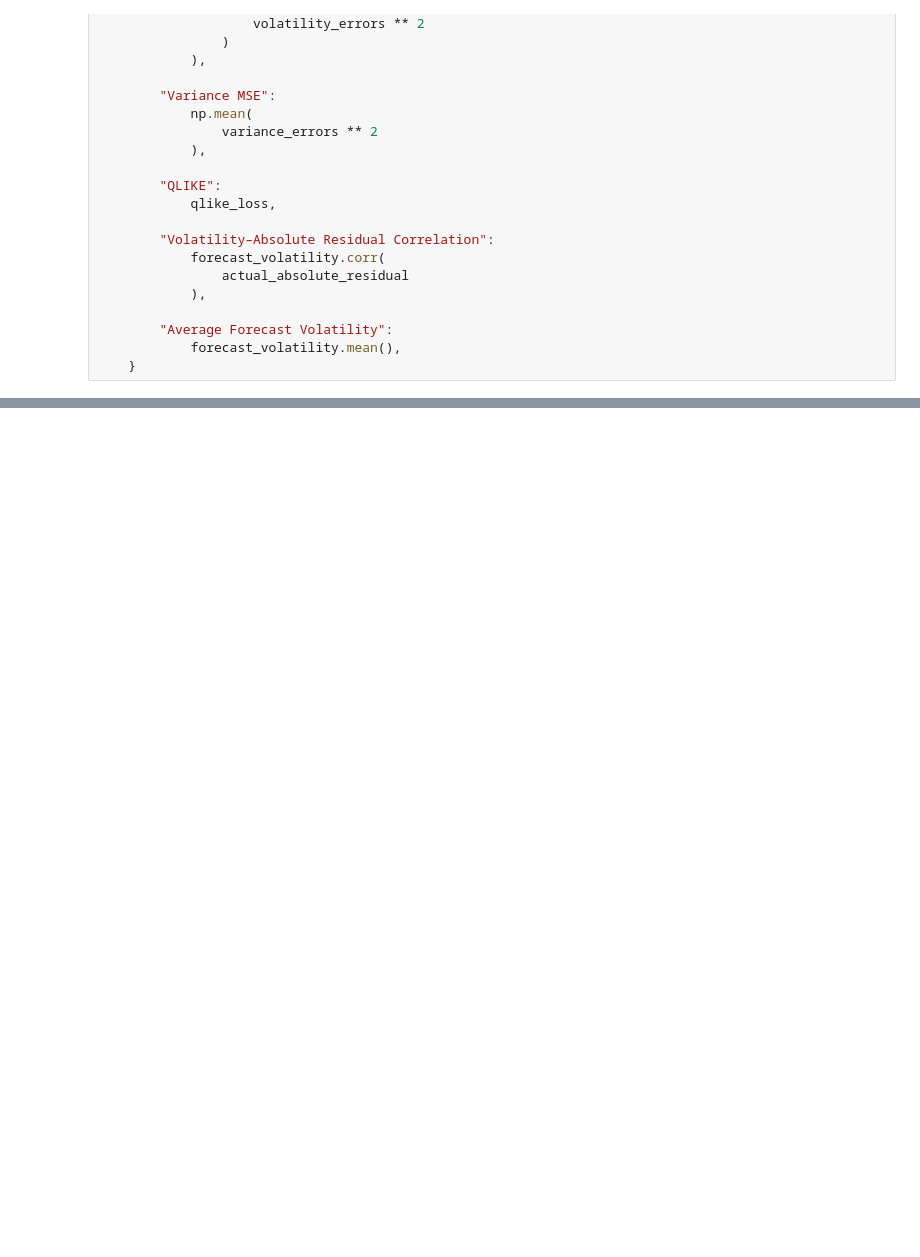
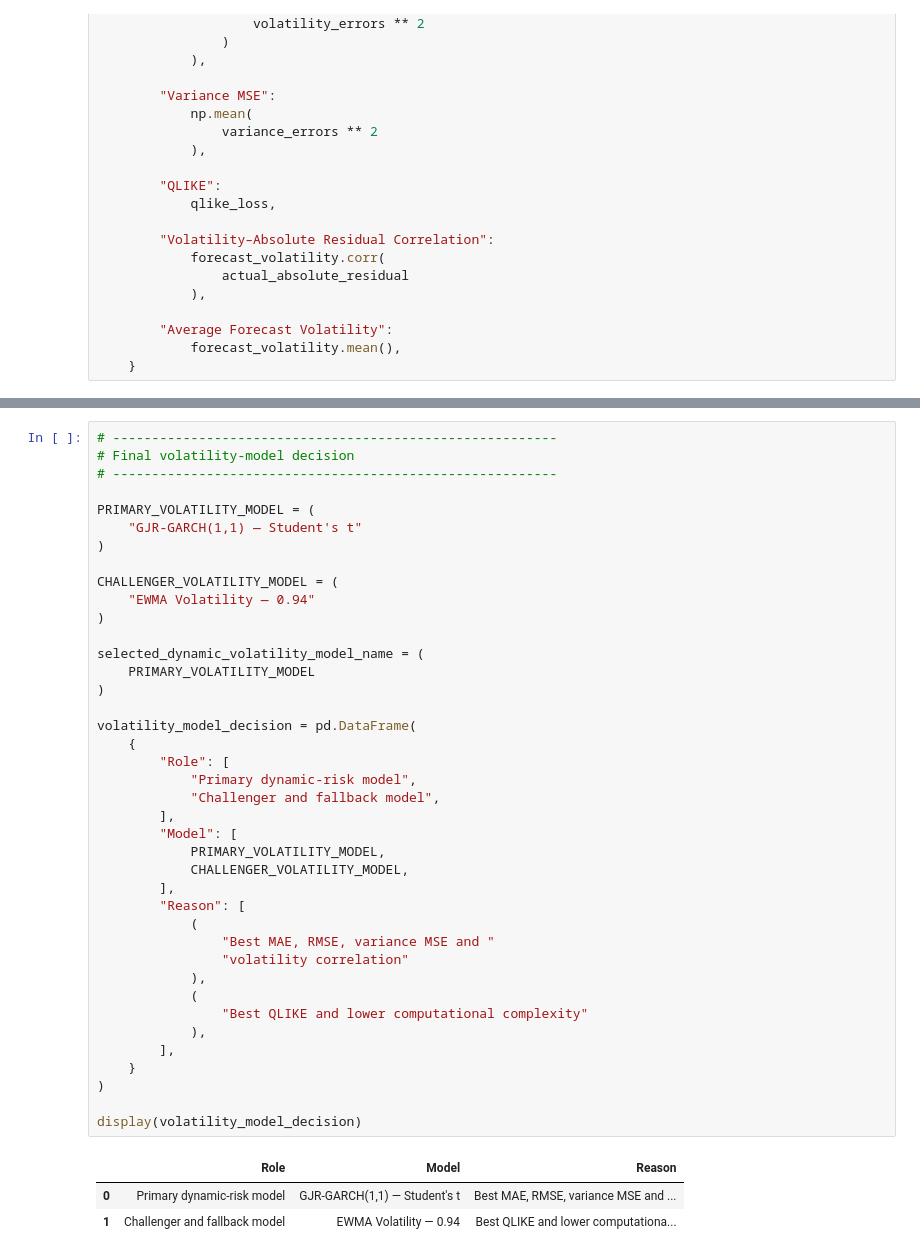
Before and after one commit to Rohil121/bharat-portfolio-lab, a Jupyter notebook: notebooks/04_forecasting_risk_models.ipynb, the cells around one changed output, grey strips where cells are left out. Cells and saved outputs as stored; diff of their text form; blank space fills up the shorter version.

Commit message:
Select primary dynamic volatility model

```diff
--- a/notebooks/04_forecasting_risk_models.ipynb
+++ b/notebooks/04_forecasting_risk_models.ipynb
@@ -2650,0 +2718,44 @@ Out-of-Sample Volatility Forecast Accuracy
+# %%
+# ---------------------------------------------------------
+# Final volatility-model decision
+# ---------------------------------------------------------
+
+PRIMARY_VOLATILITY_MODEL = (
+    "GJR-GARCH(1,1) — Student's t"
+)
+
+CHALLENGER_VOLATILITY_MODEL = (
+    "EWMA Volatility — 0.94"
+)
+
+selected_dynamic_volatility_model_name = (
+    PRIMARY_VOLATILITY_MODEL
+)
+
+volatility_model_decision = pd.DataFrame(
+    {
+        "Role": [
+            "Primary dynamic-risk model",
+            "Challenger and fallback model",
+        ],
+        "Model": [
+            PRIMARY_VOLATILITY_MODEL,
+            CHALLENGER_VOLATILITY_MODEL,
+        ],
+        "Reason": [
+            (
+                "Best MAE, RMSE, variance MSE and "
+                "volatility correlation"
+            ),
+            (
+                "Best QLIKE and lower computational complexity"
+            ),
+        ],
+    }
+)
+
+display(volatility_model_decision)
+# %% [output]
+|  | Role | Model | Reason |
+| 0 | Primary dynamic-risk model | GJR-GARCH(1,1) — Student's t | Best MAE, RMSE, variance MSE and ... |
+| 1 | Challenger and fallback model | EWMA Volatility — 0.94 | Best QLIKE and lower computationa... |
```
Also changed, not shown: parts of 1 cell of this notebook.
